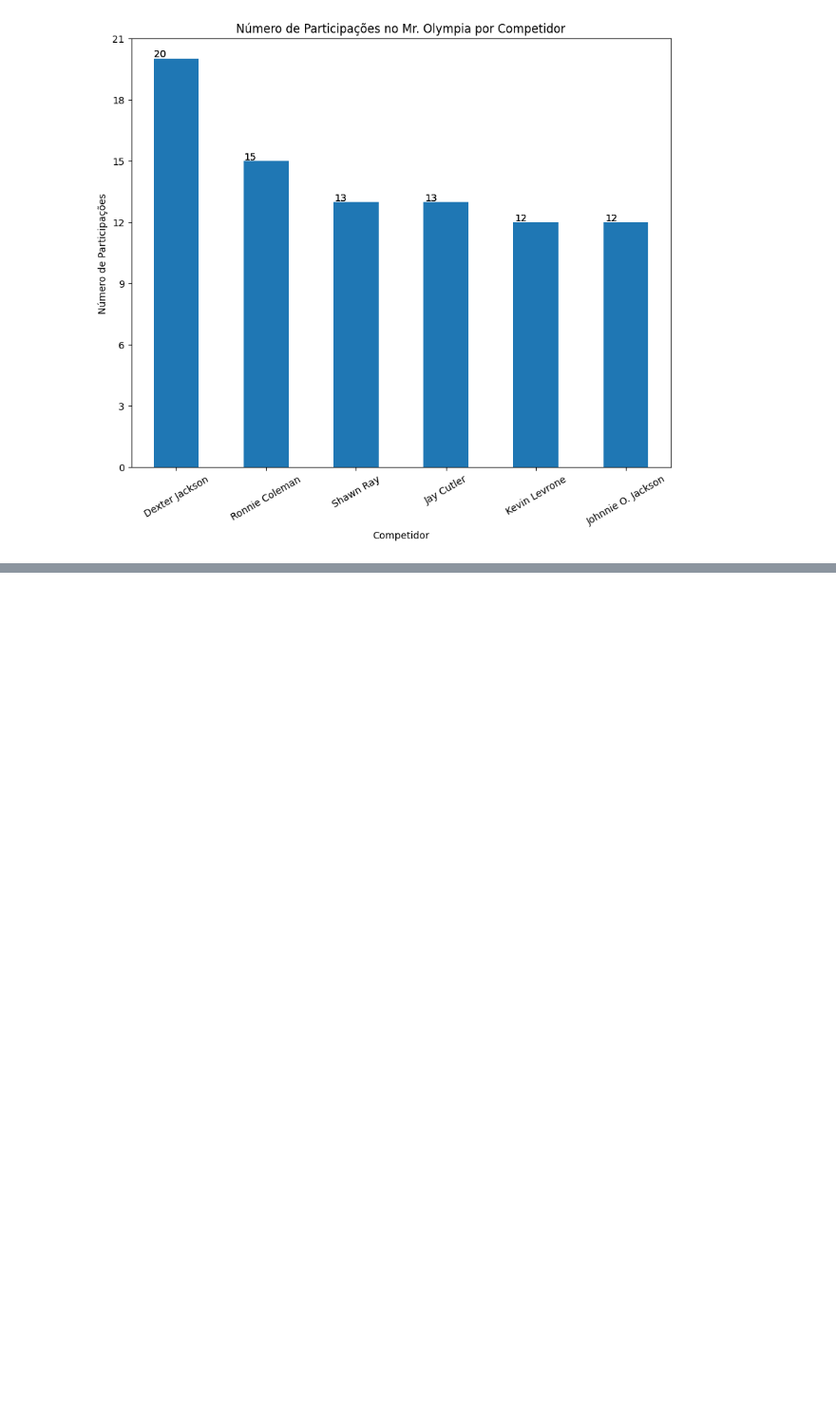
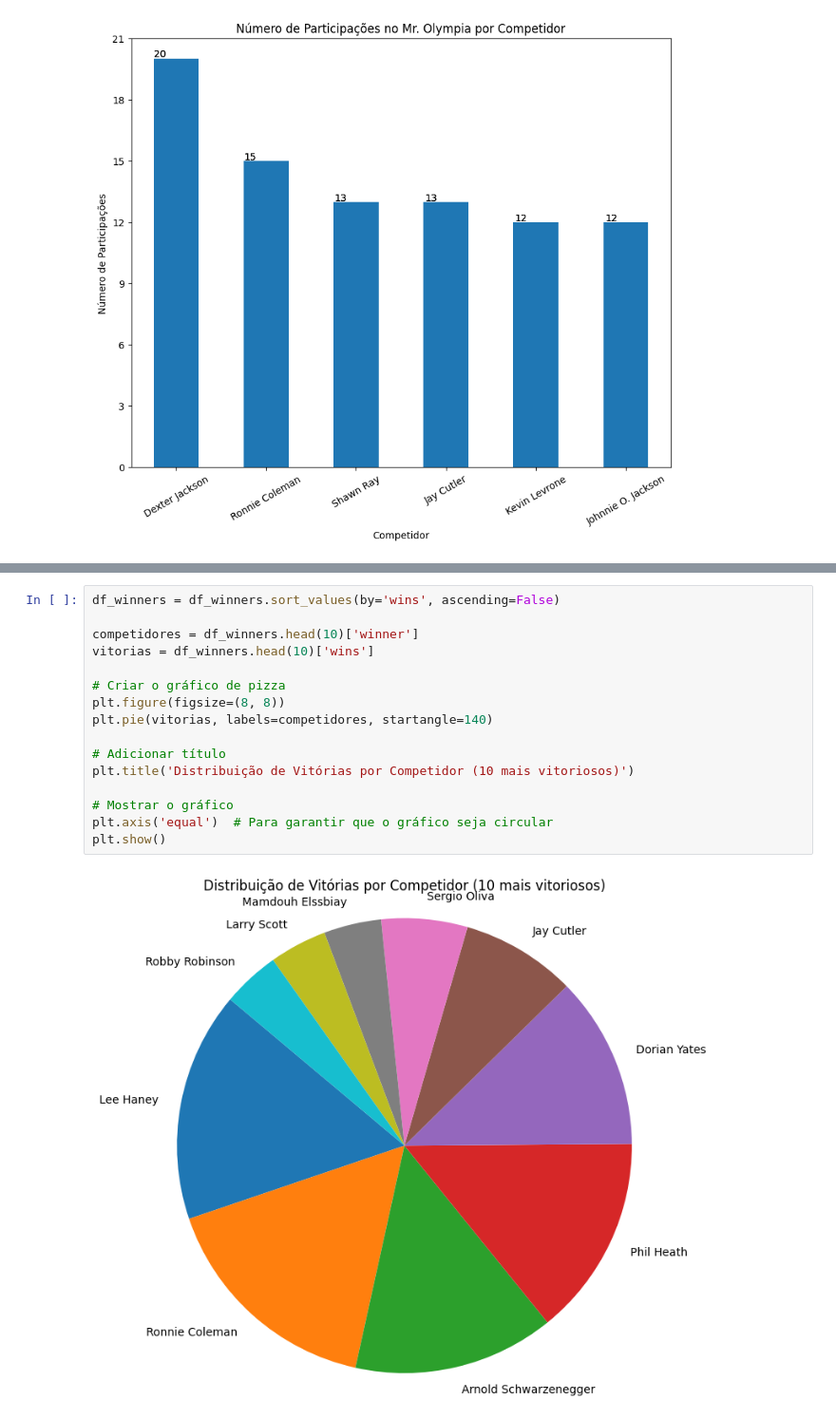
Before and after one commit to jojosuelobo/MrOlympia-DataAnalysis, a Jupyter notebook: project.ipynb, the cells around one changed output, grey strips where cells are left out. Shown: that part at 95% size. Cells and saved outputs as stored; diff of their text form; blank space fills up the shorter version.

Commit message:
added more graphs

```diff
--- a/project.ipynb
+++ b/project.ipynb
@@ -801,3 +800,21 @@ plt.show()
 # ronnie_positions.plot(kind='line')
 # %% [output]
 [figure]
+# %%
+df_winners = df_winners.sort_values(by='wins', ascending=False)
+
+competidores = df_winners.head(10)['winner']
+vitorias = df_winners.head(10)['wins']
+
+# Criar o gráfico de pizza
+plt.figure(figsize=(8, 8))
+plt.pie(vitorias, labels=competidores, startangle=140)
+
+# Adicionar título
+plt.title('Distribuição de Vitórias por Competidor (10 mais vitoriosos)')
+
+# Mostrar o gráfico
+plt.axis('equal')  # Para garantir que o gráfico seja circular
+plt.show()
+# %% [output]
+[figure, added]
```
Also changed, not shown: parts of 4 cells of this notebook, 1 other file.
